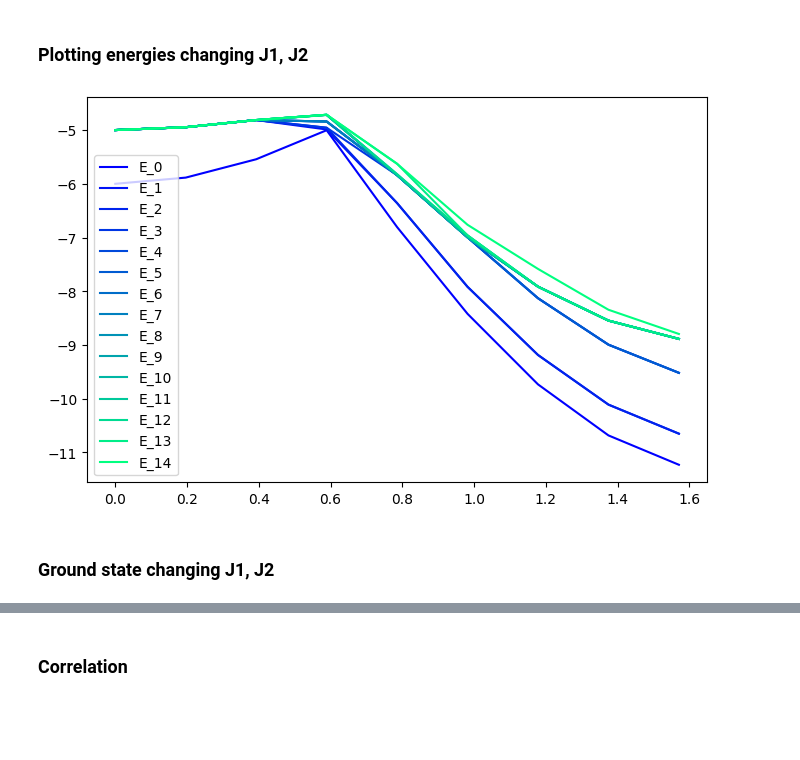
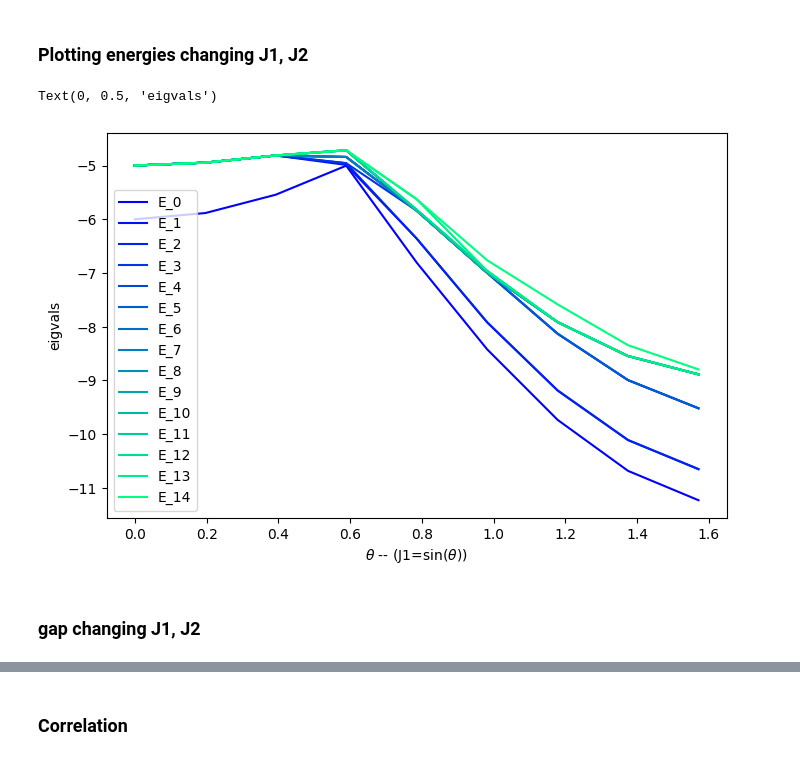
Before and after one commit to Cool-stanza/Shastry-Sutherland-model, a Jupyter notebook: exact diagonalization 4x4 Shastry Sutherland.ipynb, the cells around one changed output, grey strips where cells are left out. Drawn from its saved outputs; the diff is of its cells as text; code cells hidden in the pictures; blank space fills up the shorter version.

```diff
--- a/exact diagonalization 4x4 Shastry Sutherland.ipynb
+++ b/exact diagonalization 4x4 Shastry Sutherland.ipynb
@@ -262,7 +264,8 @@ plt.legend()
 [figure]
 # %%
-fig, axes = plt.subplots(4,4, figsize=(10, 10), sharey=True)
+fig, axes = plt.subplots(3,3, figsize=(10, 10), sharey=True)
 F=3
+print(folder[F])
 colormap = get_cmap("winter")
 colors = colormap(np.linspace(0, 1, 17))
 for i, ax in enumerate(axes.flatten()):
@@ -290,19 +296,21 @@ labels_dict[f'all_theta_{F}'] = all_labels_sorted"
 # %%
 number = 15 #how many eigen values do you want?
 plt.figure(figsize=(8,5))
 colormap = get_cmap("winter")
 colors = colormap(np.linspace(0, 1, number))
 for j in range(number):
     energy = [eigvals_dict[f'all_theta_{i}'][j] for i in range(len(all_theta))]
     plt.plot(all_theta, energy, label=f'E_{j}',color=colors[j])
     plt.legend()
-
+plt.xlabel(r'$\theta$ -- (J1=sin($\theta$))')
+plt.ylabel('eigvals')
 #plt.xlim(0.4,0.8)
 #plt.ylim(-6,-4)
 # %% [output]
+Text(0, 0.5, 'eigvals')
-[figure, old version]
+[figure, new version]
 # %% [markdown]
-### Ground state changing J1, J2
+### gap changing J1, J2
 # %%
 
 plt.figure(figsize=(8,5))
```
Also changed, not shown: parts of 7 cells of this notebook, 6 other files.
